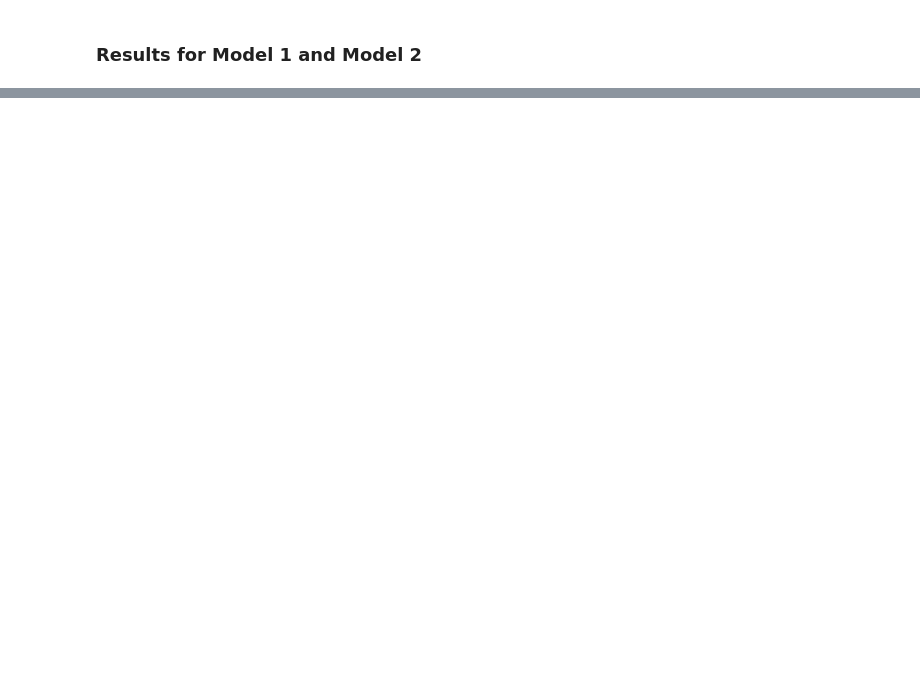
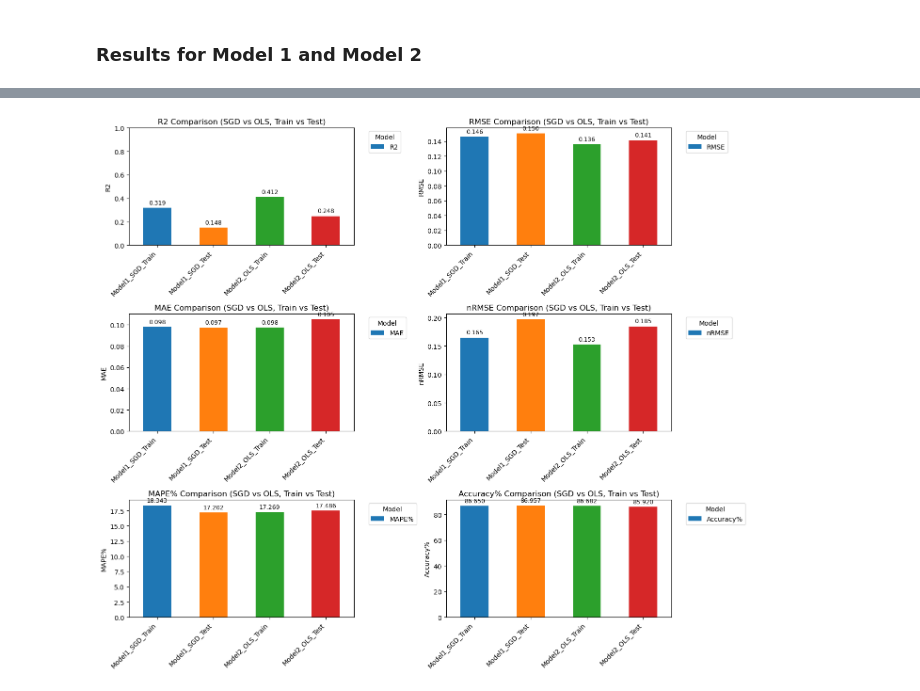
Before and after one commit to vaipos/CS4372_HW1, a Jupyter notebook: MainCode.ipynb, the cells around one changed output, grey strips where cells are left out. Cells and saved outputs as stored; diff of their text form; code cells hidden in the pictures; blank space fills up the shorter version.

```diff
--- a/MainCode.ipynb
+++ b/MainCode.ipynb
@@ -343,0 +440,45 @@ Test RMSE: 0.14127234316807857 | Test MAE: 0.10496929057189185
+# %%
+import matplotlib.pyplot as plt
+
+# Transpose so metrics are rows
+metrics_df_plot = metrics_df.T
+metrics = metrics_df_plot.index.tolist()  # e.g., ['MAE','RMSE','R2', ...]
+
+# Define 3x2 layout
+rows, cols = 3, 2
+fig, axes = plt.subplots(rows, cols, figsize=(14, 12))
+
+# Flatten axes array for easy iteration
+axes = axes.flatten()
+
+# Plot each metric
+for i, metric in enumerate(metrics):
+    bars = metrics_df_plot.loc[metric].plot(kind='bar', ax=axes[i], color=plt.cm.tab10.colors)
+    axes[i].set_title(f"{metric} Comparison (SGD vs OLS, Train vs Test)", fontsize=12)
+    axes[i].set_ylabel(metric, fontsize=10)
+    axes[i].set_xticks(range(len(metrics_df_plot.columns)))
+    axes[i].set_xticklabels(metrics_df_plot.columns, rotation=45, ha='right')
+
+    # Special handling for R²
+    if metric.lower() == 'r2':
+        axes[i].set_ylim(0, 1)
+
+    axes[i].legend(title="Model", bbox_to_anchor=(1.05, 1), loc='upper left')
+
+    # Add numeric labels on top of each bar
+    for bar in axes[i].patches:
+        height = bar.get_height()
+        axes[i].annotate(f'{height:.3f}',
+                         xy=(bar.get_x() + bar.get_width() / 2, height),
+                         xytext=(0, 3),  # 3 points vertical offset
+                         textcoords="offset points",
+                         ha='center', va='bottom', fontsize=9)
+
+# Hide any unused subplots
+for j in range(i+1, len(axes)):
+    axes[j].axis('off')
+
+plt.tight_layout()
+plt.show()
+# %% [output]
+[figure, added]
```
Also changed, not shown: parts of 7 cells of this notebook, 5 other files.
